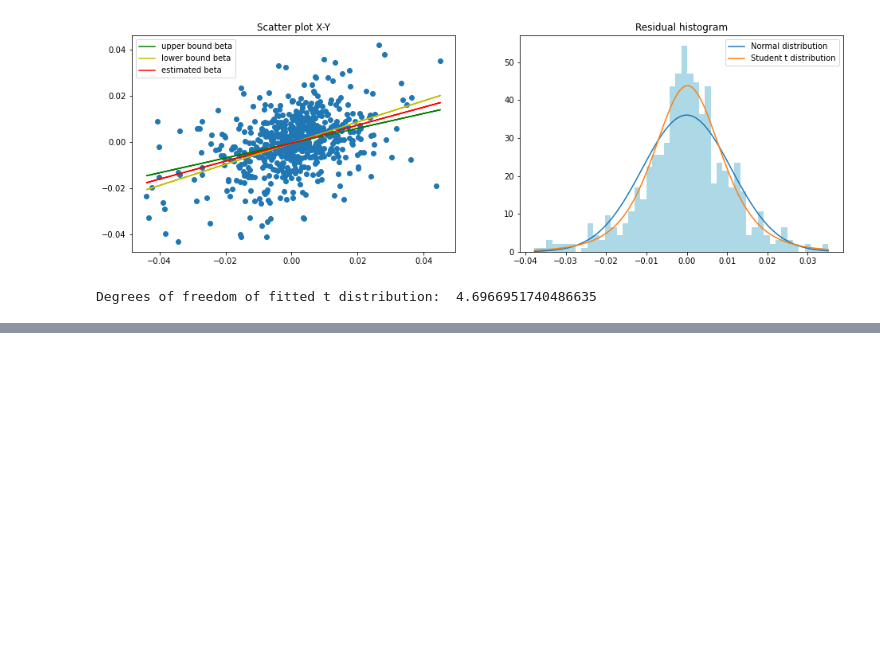
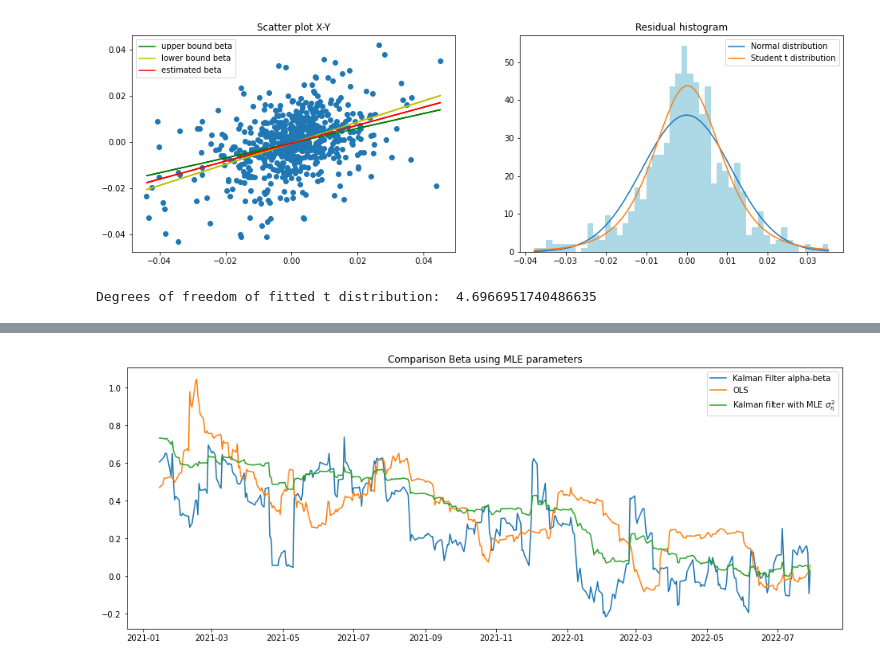
Before and after one commit to fdesnoes/orangestock, a Jupyter notebook: Predict_OrangeStock_withKalman.ipynb, the cells around one changed output, grey strips where cells are left out. Cells and saved outputs as stored; diff of their text form; code cells hidden in the pictures; blank space fills up the shorter version.

```diff
--- a/Predict_OrangeStock_withKalman.ipynb
+++ b/Predict_OrangeStock_withKalman.ipynb
@@ -196,0 +329,8 @@ Degrees of freedom of fitted t distribution:  4.6966951740486635
+# %%
+plt.figure(figsize=(16,6))
+plt.plot( ret_test.index, betas, label="Kalman Filter alpha-beta")
+plt.plot( ret_test["ols_beta"], label="OLS" )
+plt.plot(ret_test.index, KR.betas, label="Kalman filter with MLE $\sigma_{\eta}^2$")
+plt.legend(); plt.title("Comparison Beta using MLE parameters"); plt.show()
+# %% [output]
+[figure, added]
```
Also changed, not shown: parts of 15 cells of this notebook.
